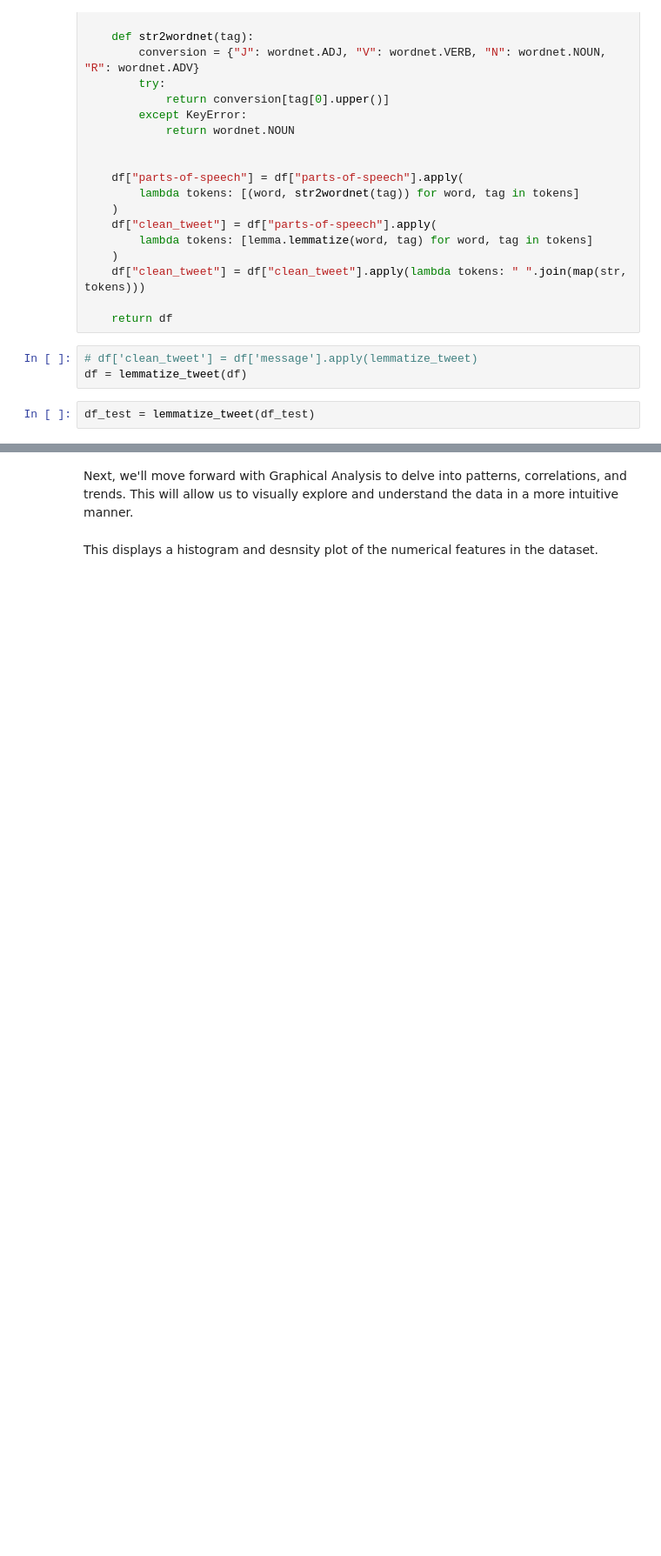
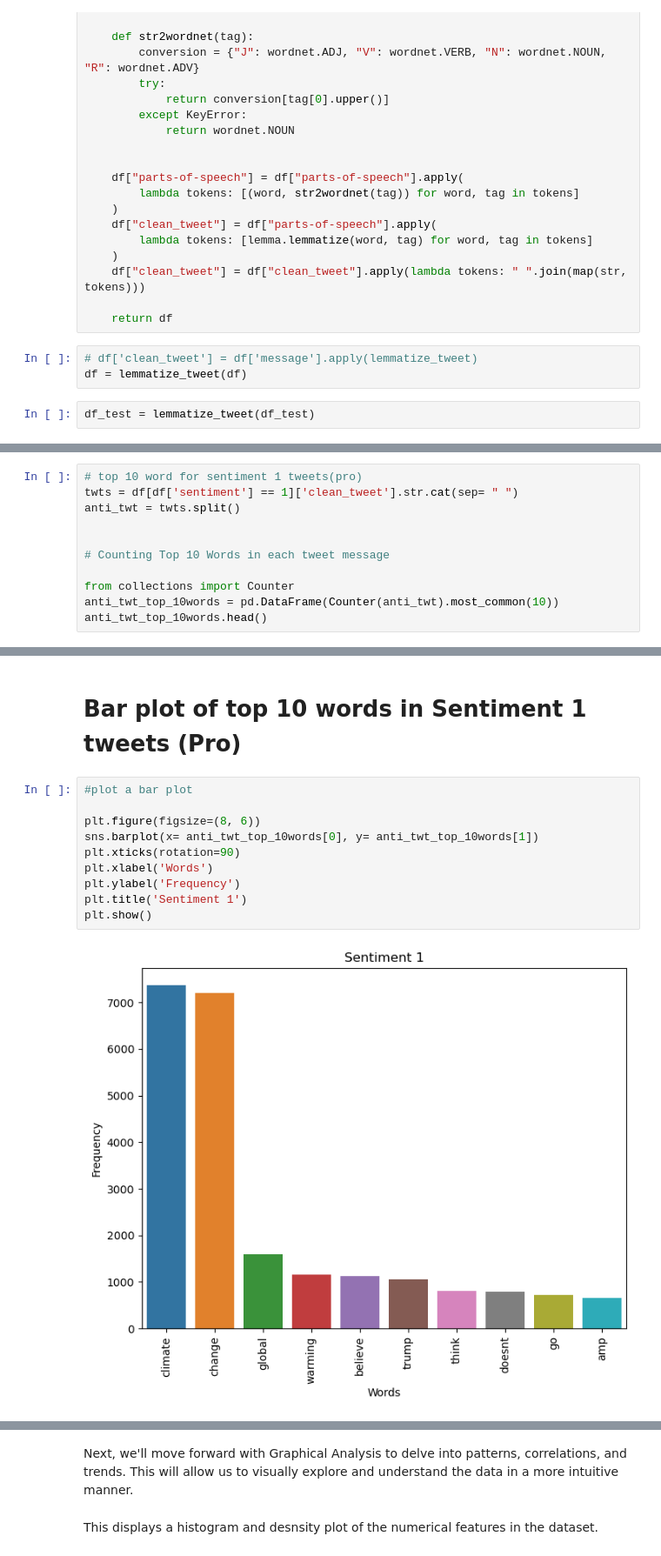
Before and after one commit to Thato-rabodiba/NM_1-Coders, a Jupyter notebook: NM_1 CLASSIFICATION PREDICT.ipynb, the cells around one changed output, grey strips where cells are left out. Shown at 87% size. Saved outputs shown, nothing was run; the diff lists cells and outputs as text; blank space fills up the shorter version.

```diff
--- a/NM_1 CLASSIFICATION PREDICT.ipynb
+++ b/NM_1 CLASSIFICATION PREDICT.ipynb
@@ -494,0 +626,11 @@ df_test = lemmatize_tweet(df_test)
+# %%
+# top 10 word for sentiment 1 tweets(pro)
+twts = df[df['sentiment'] == 1]['clean_tweet'].str.cat(sep= " ")
+anti_twt = twts.split()
+
+
+# Counting Top 10 Words in each tweet message
+
+from collections import Counter
+anti_twt_top_10words = pd.DataFrame(Counter(anti_twt).most_common(10))
+anti_twt_top_10words.head()
@@ -494,0 +644,14 @@ df_test = lemmatize_tweet(df_test)
+# %% [markdown]
+# Bar plot of top 10 words in Sentiment 1 tweets (Pro)
+# %%
+#plot a bar plot
+
+plt.figure(figsize=(8, 6))
+sns.barplot(x= anti_twt_top_10words[0], y= anti_twt_top_10words[1])
+plt.xticks(rotation=90)
+plt.xlabel('Words')
+plt.ylabel('Frequency')
+plt.title('Sentiment 1')
+plt.show()
+# %% [output]
+[figure, added]
```
Also changed, not shown: parts of 85 cells of this notebook.
